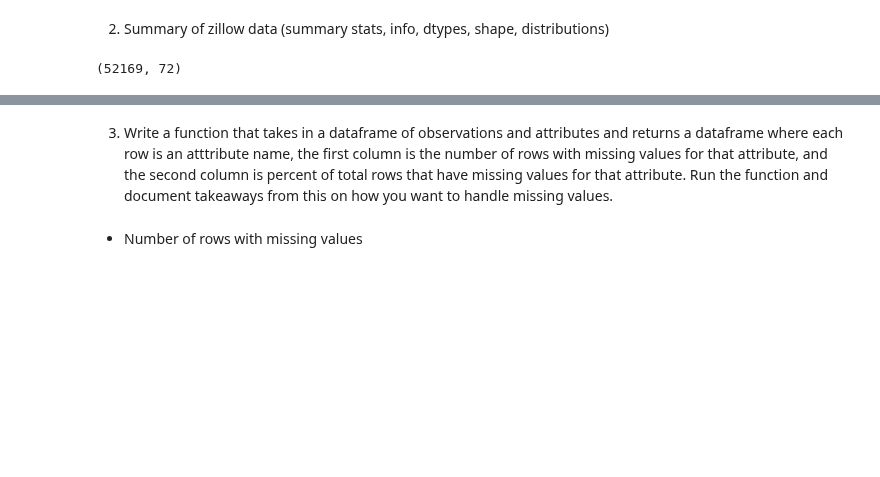
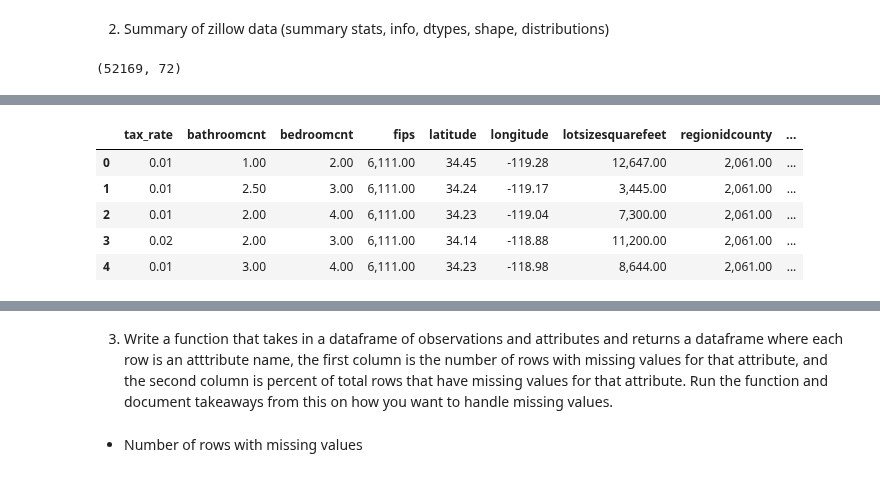
Before and after one commit to FJ-Zillow-Org/Zillow, a Jupyter notebook: jeffs_zillow.ipynb, the cells around one changed output, grey strips where cells are left out. Saved outputs shown, nothing was run; the diff lists cells and outputs as text; code cells hidden in the pictures; blank space fills up the shorter version.

```diff
--- a/jeffs_zillow.ipynb
+++ b/jeffs_zillow.ipynb
@@ -130 +140,3 @@ pd.DataFrame(df.columns)
+# %%
+df = prepare.numeric_to_category(df, cols)
 # %%
@@ -133,0 +173,9 @@ df.shape
+# %%
+X.head()
+# %% [output]
+|  | tax_rate | bathroomcnt | bedroomcnt | fips | latitude | longitude | lotsizesquarefeet | regionidcounty | ... |
+| 0 | 0.01 | 1.00 | 2.00 | 6,111.00 | 34.45 | -119.28 | 12,647.00 | 2,061.00 | ... |
+| 1 | 0.01 | 2.50 | 3.00 | 6,111.00 | 34.24 | -119.17 | 3,445.00 | 2,061.00 | ... |
+| 2 | 0.01 | 2.00 | 4.00 | 6,111.00 | 34.23 | -119.04 | 7,300.00 | 2,061.00 | ... |
+| 3 | 0.02 | 2.00 | 3.00 | 6,111.00 | 34.14 | -118.88 | 11,200.00 | 2,061.00 | ... |
+| 4 | 0.01 | 3.00 | 4.00 | 6,111.00 | 34.23 | -118.98 | 8,644.00 | 2,061.00 | ... |
```
Also changed, not shown: parts of 36 cells of this notebook.
